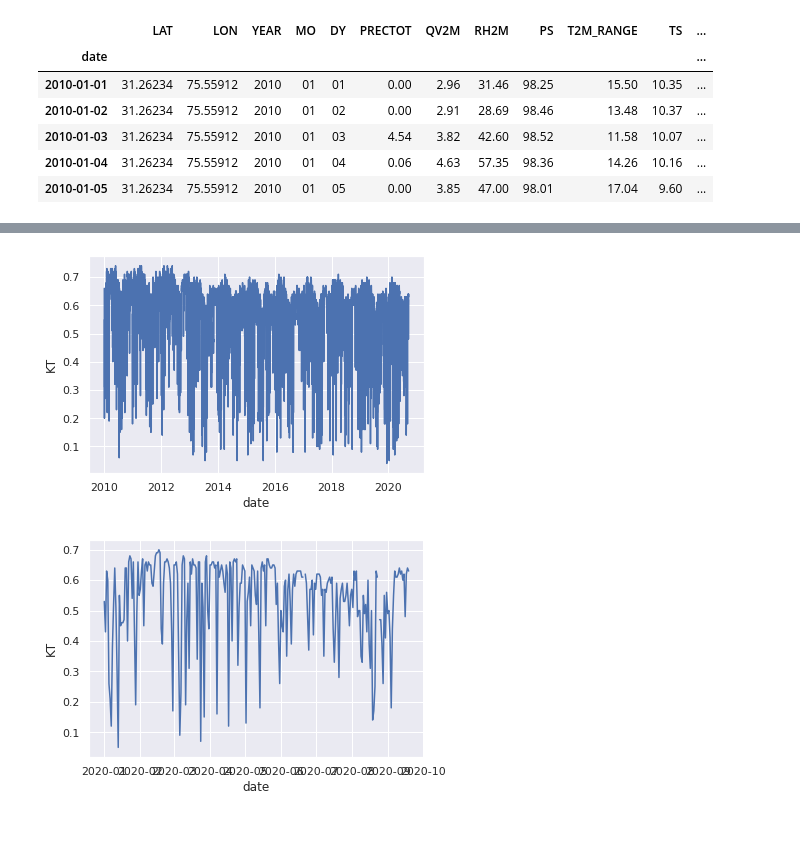
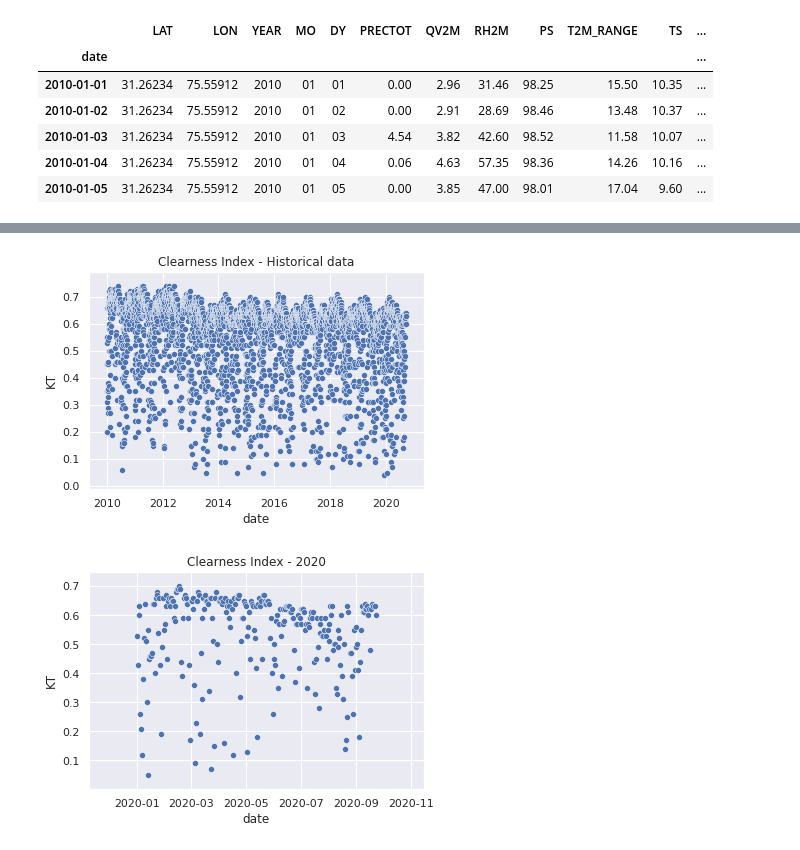
Before and after one commit to shobhanb/sabudh-solar-pp, a Jupyter notebook: NASA POWER EDA.ipynb, the cells around one changed output, grey strips where cells are left out. Cells and saved outputs as stored; diff of their text form; code cells hidden in the pictures.

```diff
--- a/NASA POWER EDA.ipynb
+++ b/NASA POWER EDA.ipynb
@@ -138,12 +138,14 @@ df.describe()
 # %%
 
-sns.lineplot(x='date', y='KT', data=df)
+sns.scatterplot(x='date', y='KT', data=df)
+plt.title('Clearness Index - Historical data')
 plt.show()
 # %% [output]
-[figure, old version]
+[figure, new version]
 # %%
 
-sns.lineplot(x='date', y='KT', data=df.loc['2020':])
+sns.scatterplot(x='date', y='KT', data=df.loc['2020':])
+plt.title('Clearness Index - 2020')
 plt.show()
 # %% [output]
-[figure, old version]
+[figure, new version]
```
Also changed, not shown: parts of 8 cells of this notebook.
